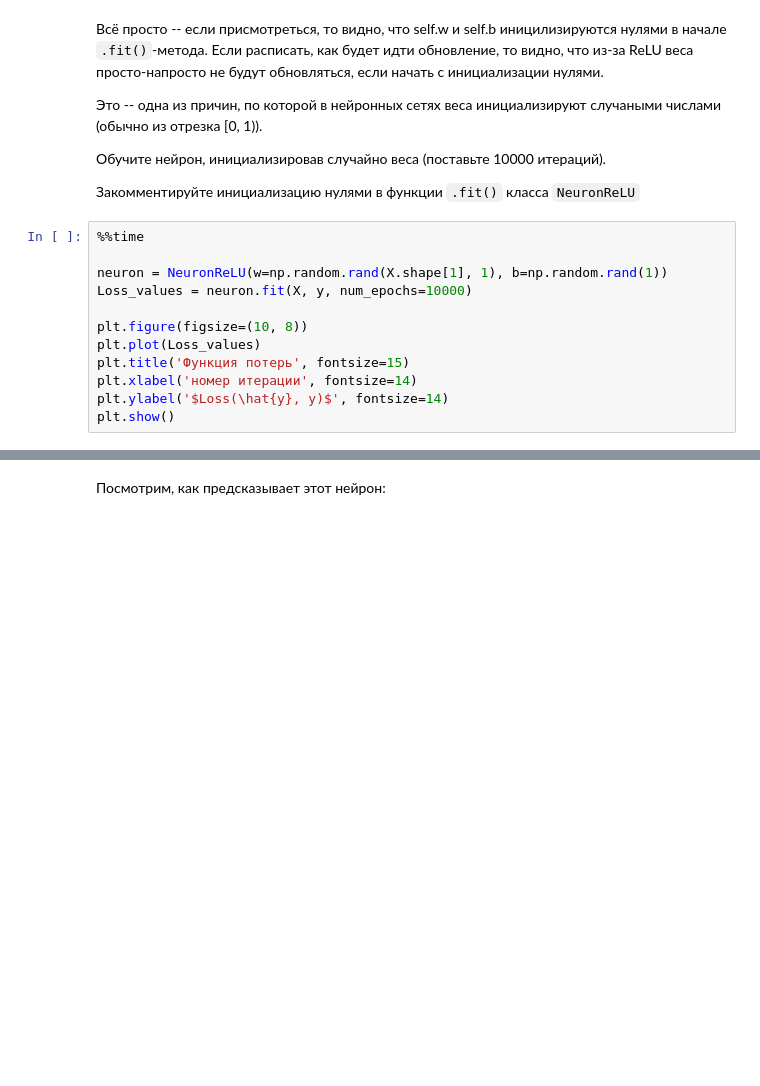
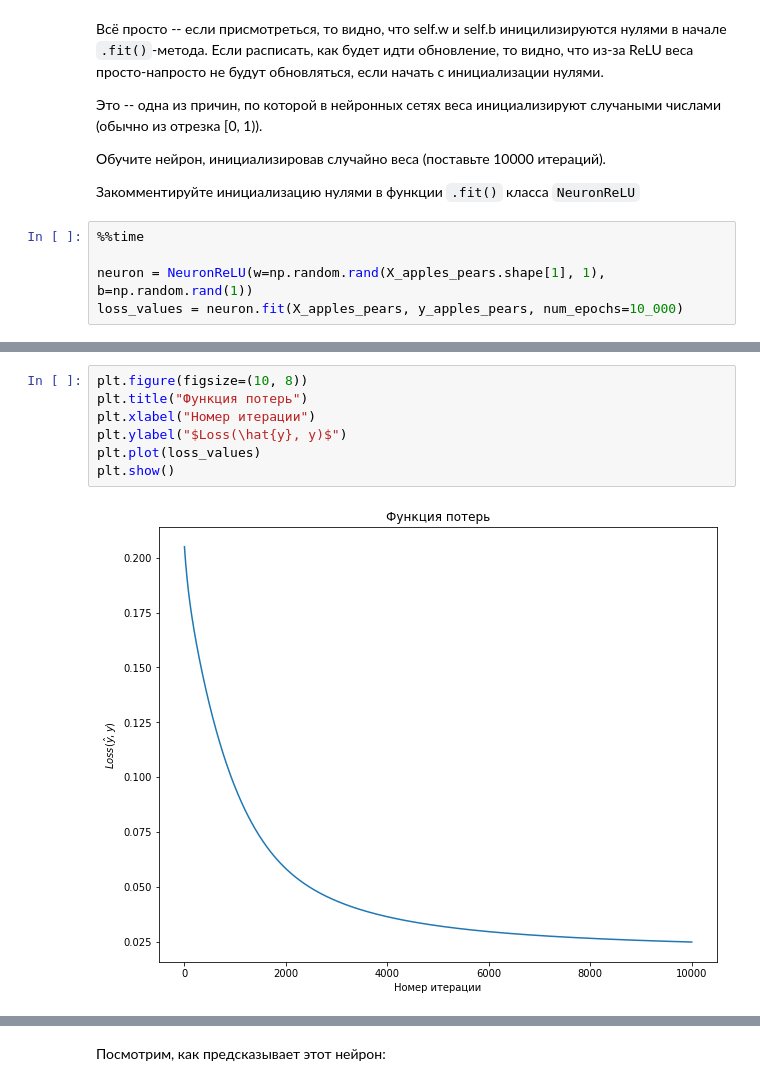
Before and after one commit to I-SER-I/I-SER-I-ITMO-ML-5-sem, a Jupyter notebook: Lab6(2).ipynb, the cells around one changed output, grey strips where cells are left out. Saved outputs shown, nothing was run; the diff lists cells and outputs as text; blank space fills up the shorter version.

```diff
--- a/Lab6(2).ipynb
+++ b/Lab6(2).ipynb
@@ -188,12 +241,5 @@ plt.show()
 # %%
 %%time
 
-neuron = NeuronReLU(w=np.random.rand(X.shape[1], 1), b=np.random.rand(1))
-Loss_values = neuron.fit(X, y, num_epochs=10000)
-
-plt.figure(figsize=(10, 8))
-plt.plot(Loss_values)
-plt.title('Функция потерь', fontsize=15)
-plt.xlabel('номер итерации', fontsize=14)
-plt.ylabel('$Loss(\hat{y}, y)$', fontsize=14)
-plt.show()
+neuron = NeuronReLU(w=np.random.rand(X_apples_pears.shape[1], 1), b=np.random.rand(1))
+loss_values = neuron.fit(X_apples_pears, y_apples_pears, num_epochs=10_000)
@@ -199,0 +249,9 @@ plt.show()
+# %%
+plt.figure(figsize=(10, 8))
+plt.title("Функция потерь")
+plt.xlabel("Номер итерации")
+plt.ylabel("$Loss(\hat{y}, y)$")
+plt.plot(loss_values)
+plt.show()
+# %% [output]
+[figure, added]
```
Also changed, not shown: parts of 41 cells of this notebook.
